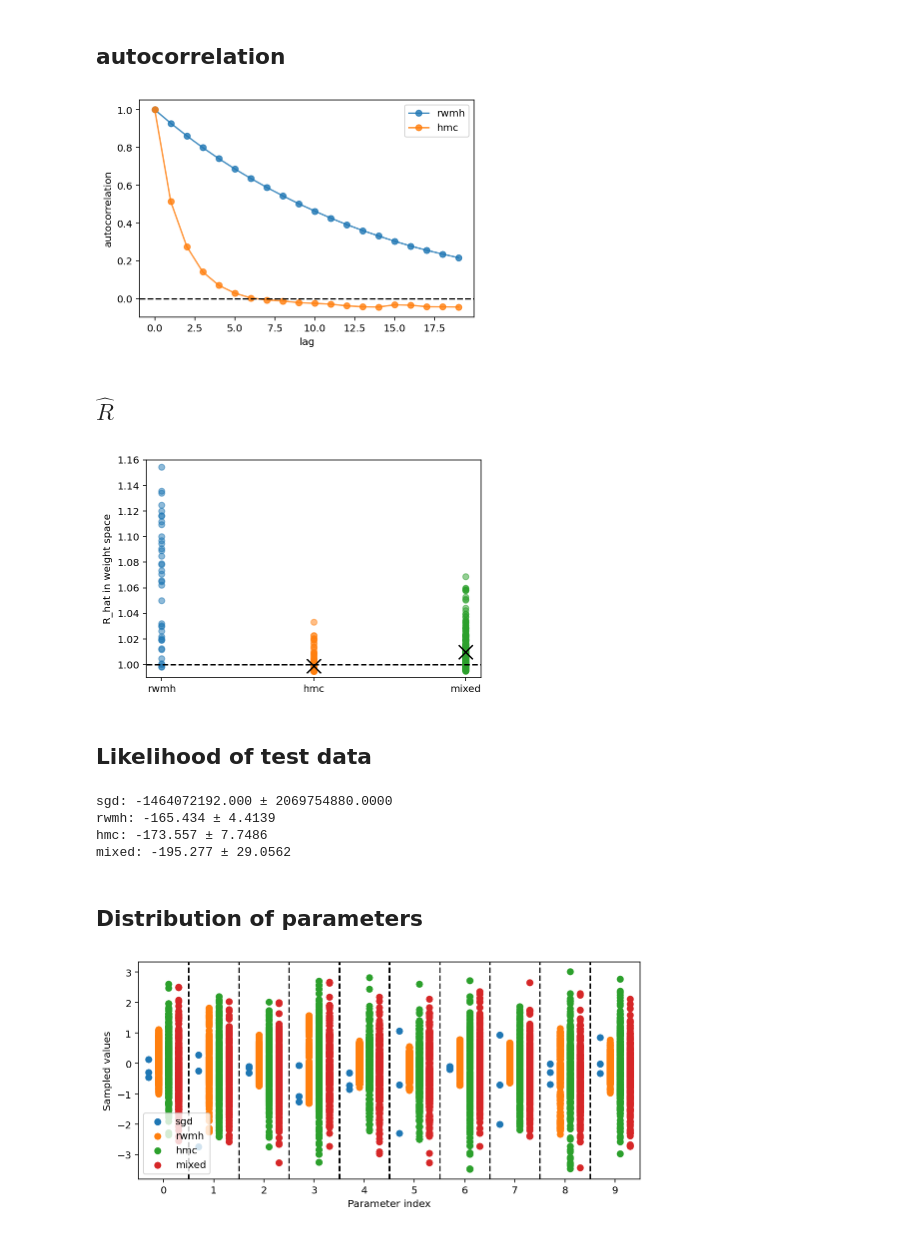
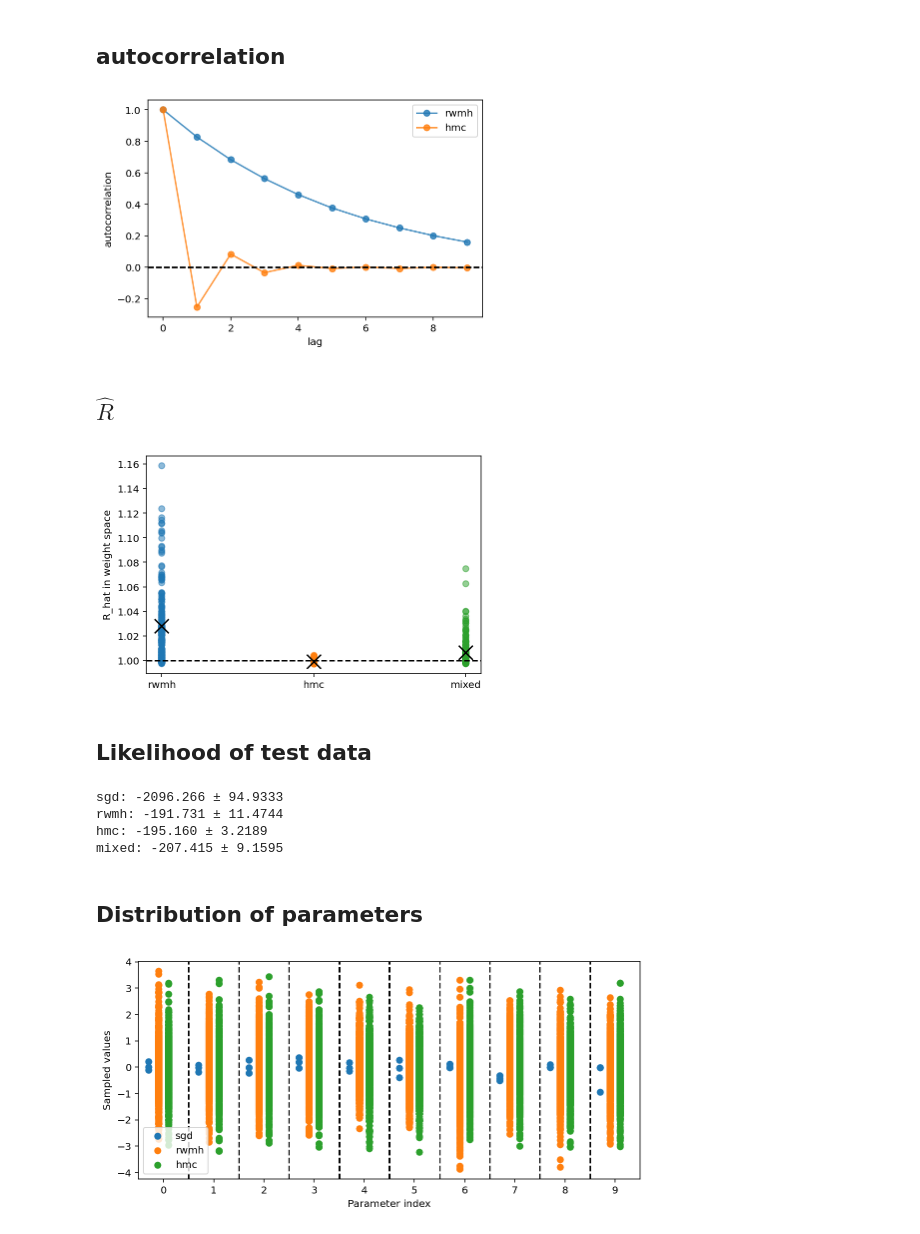
Before and after one commit to martin-marek/bnn-project, a Jupyter notebook: notebooks/1d_regression.ipynb, the cells around one changed output. Saved outputs shown, nothing was run; the diff lists cells and outputs as text; code cells hidden in the pictures.

```diff
--- a/notebooks/1d_regression.ipynb
+++ b/notebooks/1d_regression.ipynb
@@ -400,7 +284,7 @@ fig, axs = plt.subplots(1, 2, figsize=[8, 3])
 axs = axs.flatten()
 chains_to_show = ['rwmh', 'hmc']
 for i, name in enumerate(chains_to_show):
-    chains = chains_to_arr(chains_dict[name])
+    chains = chains_dict[name]
     param = chains[chain_idx, :, param_idx]
     line, = axs[i].plot(param[:n_points].tolist(), 'o-', alpha=0.8, label=name, color=f'C{i}')
     axs[i].axhline(y=chains[:, :, param_idx].mean(), linestyle="--", color='black')
@@ -423,8 +307,8 @@ fig, ax = plt.subplots()
 f = lambda x: x
 chains_to_show = ['rwmh', 'hmc']
 for i, name in enumerate(chains_to_show):
-    chains = chains_to_arr(chains_dict[name])
-    r = metrics.autocorr(chains, f)
+    chains = chains_dict[name]
+    r = metrics.autocorr(chains, f, 10)
     ax.plot(r.tolist(), 'o-', alpha=0.8, label=name)
     ax.axhline(y=0, color='black', linestyle="--")
 ax.legend()
@@ -434,7 +318,7 @@ ax.set_ylabel('autocorrelation')
 # plt.savefig('plots/rhat_autocorr.pdf', bbox_inches='tight', pad_inches=0)
 plt.show()
 # %% [output]
-[figure, old version]
+[figure, new version]
 # %% [markdown]
 ## $\hat{R}$
 # %%
@@ -444,27 +328,24 @@ fig, ax = plt.subplots()
 f = lambda x: x
 chains_to_show = ['rwmh', 'hmc', 'mixed']
 for i, name in enumerate(chains_to_show):
-    chains = chains_to_arr(chains_dict[name])
+    chains = chains_dict[name]
     r = metrics.r_hat(chains, f)
     ax.scatter([i]*len(r), r.tolist(), alpha=0.5)
     ax.scatter(i, r.mean(), color='black', marker='x', s=200, zorder=2)
-ax.set_xticks(range(len(chains_to_show)), chains_to_show)
+ax.set_xticks(range(len(chains_to_show)))
+ax.set_xticklabels(chains_to_show)
 ax.set_ylabel('R_hat in weight space')
 ax.axhline(y=1, color='black', linestyle="--")
 
 # plt.savefig('plots/rhat_autocorr.pdf', bbox_inches='tight', pad_inches=0)
 # ax.set_yscale('log')
-ax.set_ylim([0.99, 1.16])
+# ax.set_ylim([0.99, 1.16])
 plt.show()
 # %% [output]
-[figure, old version]
+[figure, new version]
 # %% [markdown]
 ## Likelihood of test data
 # %%
-# create unravel function
-params_tree = chains_dict['hmc'][0][-1]
-unravel_fn = ravel_pytree(params_tree)[1]
-
 # function like 'predict_fn' but takes in an array an unravels it
 def predict_from_array(x, params_flat):
     params_tree = unravel_fn(params_flat)
@@ -488,42 +369,37 @@ def chain_to_loglike(chain):
     log_likelihood = log_likelihood.sum()
     return log_likelihood
 
+
 for i, (name, chains) in enumerate(chains_dict.items()):
-    chains = chains_to_arr(chains)
-
-    # compute likelihood for each chain
-    loss_fn_vmap = jax.vmap(chain_to_loglike, 0)
-    loss = loss_fn_vmap(chains)
-
-    # ll = chain_to_loglike(chains)
-    print(f'{name}: {loss.mean():.3f} ± {loss.std():.4f}')
+    ll = jax.vmap(chain_to_loglike)(chains)
+    print(f'{name}: {ll.mean():.3f} ± {ll.std():.4f}')
 # %% [output]
-sgd: -1464072192.000 ± 2069754880.0000
-rwmh: -165.434 ± 4.4139
-hmc: -173.557 ± 7.7486
-mixed: -195.277 ± 29.0562
+sgd: -2096.266 ± 94.9333
+rwmh: -191.731 ± 11.4744
+hmc: -195.160 ± 3.2189
+mixed: -207.415 ± 9.1595
 # %% [markdown]
 ## Distribution of parameters
 # %%
 fig, ax = plt.subplots(figsize=[9, 4])
 d = 10 # num. of params to plot
-chains_to_show = ['sgd', 'rwmh', 'hmc', 'mixed']
+chains_to_show = ['sgd', 'rwmh', 'hmc']
 for i, name in enumerate(chains_to_show):
-    chains = chains_to_arr(chains_dict[name])
+    chains = chains_dict[name]
     M, N, D = chains.shape
     y_ = chains.reshape([M*N, D])[:, :d]
     x_ = jnp.zeros([len(y_), 1]) + jnp.arange(d)[None] + (0.2*i - 0.3)
     ax.scatter(x_, y_, c=f'C{i}', alpha=1, label=name)
 
 for i in range(d-1):
     ax.axvline(x=i+0.5, linestyle="--", color='black')
 
 ax.set_xlim([-0.5, d-0.5])
-ax.set_xticks(range(10), range(10))
+ax.set_xticks(range(d))
 ax.set_xlabel('Parameter index')
 ax.set_ylabel('Sampled values')
 ax.legend(loc='lower left')
 # plt.savefig('plots/parameter_distribution.pdf', bbox_inches='tight', pad_inches=0)
 plt.show()
 # %% [output]
-[figure, old version]
+[figure, new version]
```
Also changed, not shown: parts of 45 cells of this notebook, 4 other files.
